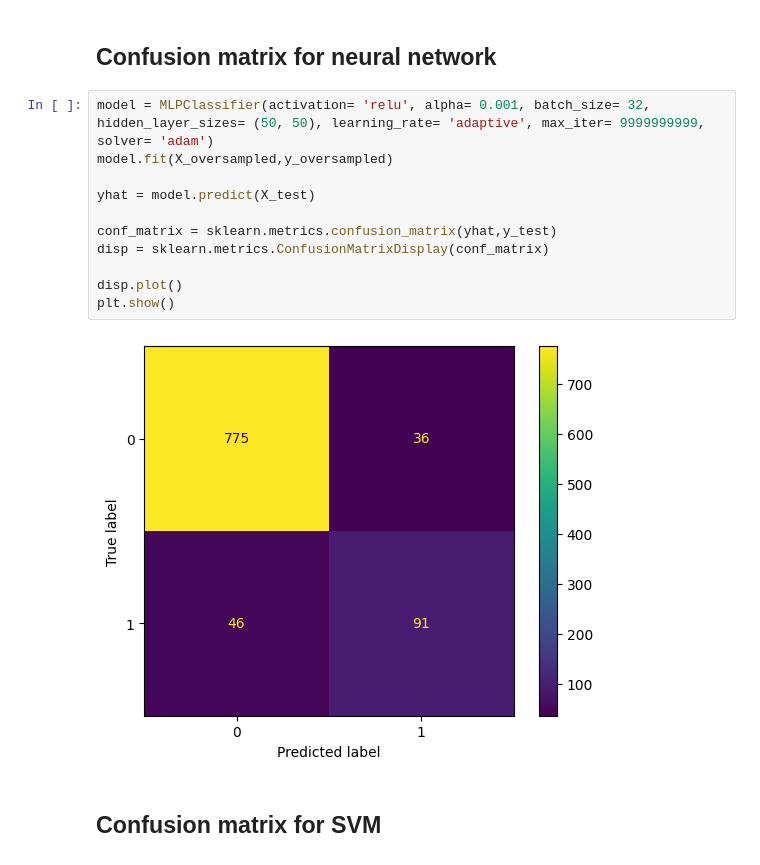
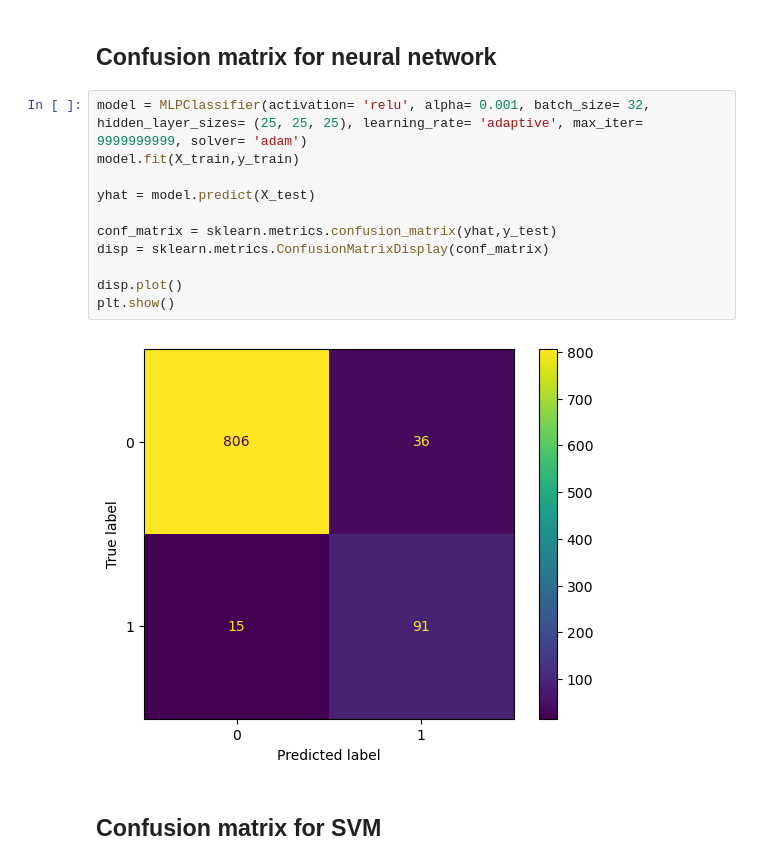
Before and after one commit to TheNoobGoda/ids-project, a Jupyter notebook: src/delivery.ipynb, the cells around one changed output. Drawn from its saved outputs; the diff is of its cells as text.

Commit message:
changed best overall model

```diff
--- a/src/delivery.ipynb
+++ b/src/delivery.ipynb
@@ -1102,18 +1099,18 @@ As for the neural network built for accuracy, the intricacy of this model may be
 # %% [markdown]
 ## Confusion matrix for neural network
 # %%
-model = MLPClassifier(activation= 'relu', alpha= 0.001, batch_size= 32, hidden_layer_sizes= (50, 50), learning_rate= 'adaptive', max_iter= 9999999999, solver= 'adam')
-model.fit(X_oversampled,y_oversampled)
+model = MLPClassifier(activation= 'relu', alpha= 0.001, batch_size= 32, hidden_layer_sizes= (25, 25, 25), learning_rate= 'adaptive', max_iter= 9999999999, solver= 'adam')
+model.fit(X_train,y_train)
 
 yhat = model.predict(X_test)
 
 conf_matrix = sklearn.metrics.confusion_matrix(yhat,y_test)
 disp = sklearn.metrics.ConfusionMatrixDisplay(conf_matrix)
 
 disp.plot()
 plt.show()
 # %% [output]
-[figure, old version]
+[figure, new version]
 # %% [markdown]
 ## Confusion matrix for SVM
 # %%
```
Also changed, not shown: parts of 5 cells of this notebook.
